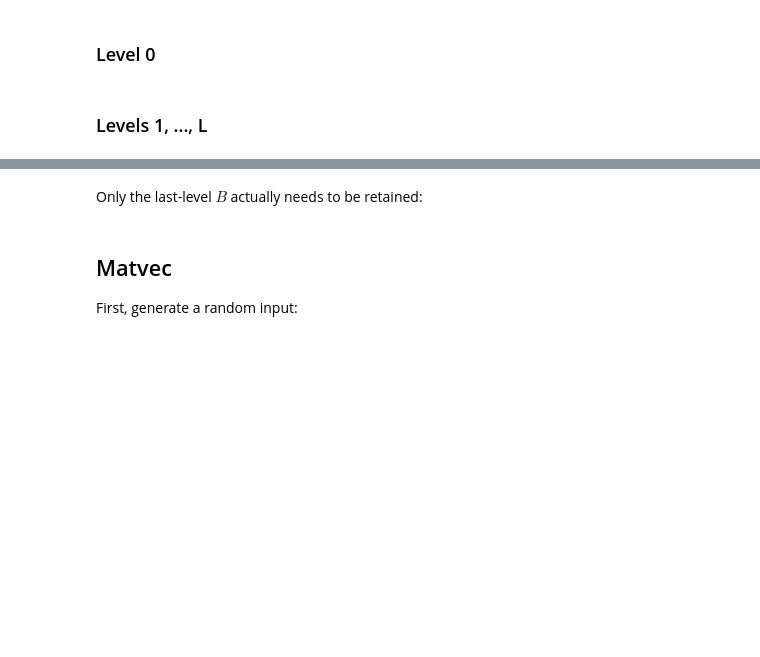
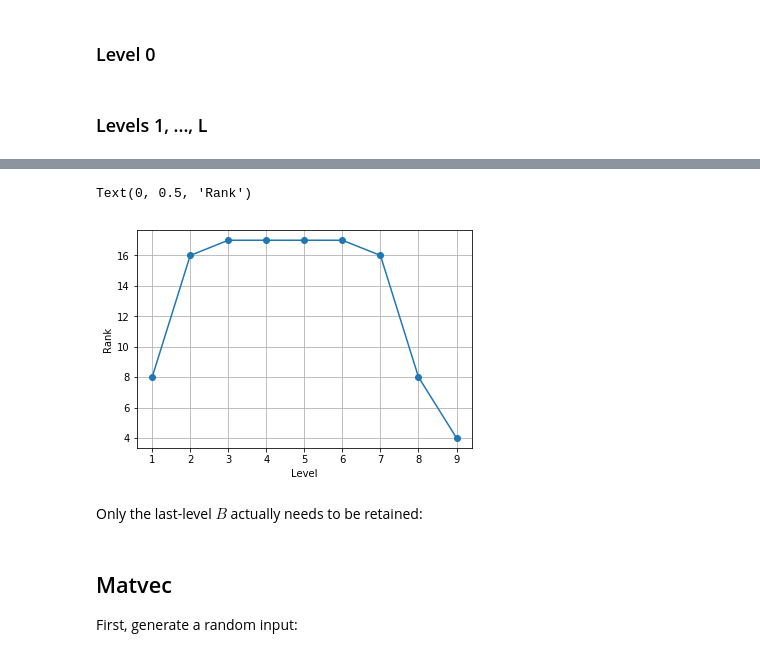
Before and after one commit to illinois-scicomp/cs598apk-f19-binder, a Jupyter notebook: near_and_far/Butterfly Factorization.ipynb, the cells around one changed output, grey strips where cells are left out. Saved outputs shown, nothing was run; the diff lists cells and outputs as text; code cells hidden in the pictures; blank space fills up the shorter version.

```diff
--- a/near_and_far/Butterfly Factorization.ipynb
+++ b/near_and_far/Butterfly Factorization.ipynb
@@ -117,7 +164,7 @@ lev = Level(0, nlevels, n)
 assert lev.nblock_rows == 1
 for i in range(lev.nblock_rows):
     for j in range(lev.nblock_cols):
-        Bs[0][i, j], Ps[0][i, j] = intp_decomp(lev.matview(i, j, A))
+        Bs[0][i, j], Ps[0][i, j] = decomp(lev.matview(i, j, A))
 # %% [markdown]
 ### Levels 1, ..., L
 # %%
@@ -138,5 +185,15 @@ for ilev in range(1, nlevels + 1):
             bblock_bottom = bblock[lev.block_nrows:]
             assert len(bblock_top)*2 == len(bblock)
 
-            Bs[ilev][j, k], Ps[ilev][j, k] = intp_decomp(bblock_top)
-            Bs[ilev][j+1, k], Ps[ilev][j+1, k] = intp_decomp(bblock_bottom)
+            Bs[ilev][j, k], Ps[ilev][j, k] = decomp(bblock_top)
+            Bs[ilev][j+1, k], Ps[ilev][j+1, k] = decomp(bblock_bottom)
+
+            if (j, k) == (0, 0):
+                print(f"Level {ilev}: {lev.block_nrows}x{lev.block_ncols}")
+                pB = Bs[ilev-1][j//2, 2*k].shape
+                print(f"prev level B: {pB[0]}x{pB[1]}")
+                print(f"bblock (top): {bblock_top.shape[0]}x{bblock_top.shape[1]}")
+                tB = Bs[ilev][j, k].shape
+                tP = Ps[ilev][j, k].shape
+                print(f"ID: {tB[0]}x{tB[1]} {tP[0]}x{tP[1]}")
+                print()
@@ -143,3 +218,18 @@ for ilev in range(1, nlevels + 1):
+# %%
+levels = []
+ranks = []
+
+for ilev in range(1, nlevels + 1):
+    levels.append(ilev)
+    ranks.append(Bs[ilev][0,0].shape[1])
+
+plt.plot(levels, ranks, "o-")
+plt.grid()
+plt.xlabel("Level")
+plt.ylabel("Rank")
+# %% [output]
+Text(0, 0.5, 'Rank')
+[figure, added]
 # %% [markdown]
 Only the last-level $B$ actually needs to be retained:
 # %%
```
Also changed, not shown: parts of 22 cells of this notebook, 1 other file.
